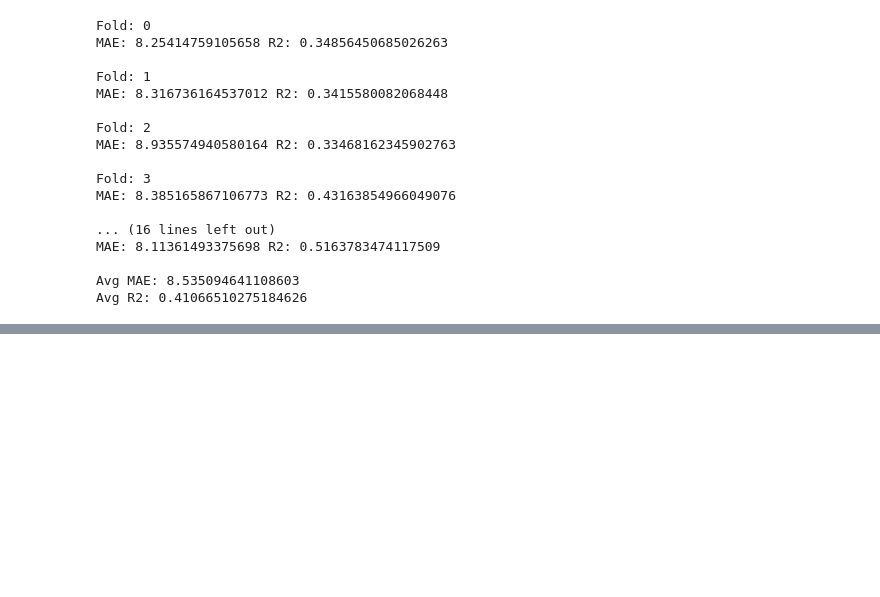
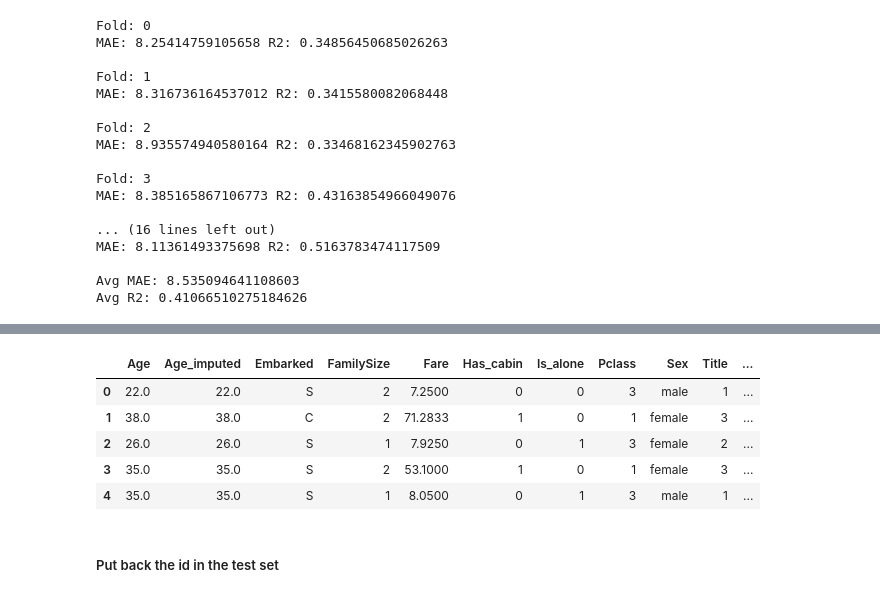
Before and after one commit to hernandezurbina/KaggleAdventures, a Jupyter notebook: Titanic_2ModelsSameDataset.ipynb, the cells around one changed output, grey strips where cells are left out. Drawn from its saved outputs; the diff is of its cells as text; code cells hidden in the pictures; blank space fills up the shorter version.

```diff
--- a/Titanic_2ModelsSameDataset.ipynb
+++ b/Titanic_2ModelsSameDataset.ipynb
@@ -194,0 +262,12 @@ Avg R2: 0.41066510275184626
+# %%
+trainsetAgeNotNull = pd.DataFrame({'Pclass': trainsetAgeNotNull['Pclass'],
+                                  'Sex': trainsetAgeNotNull['Sex'],
+                                  'Age': trainsetAgeNotNull['Age'],
+                                  'Fare': trainsetAgeNotNull['Fare'],
+                                  'Embarked': trainsetAgeNotNull['Embarked'],
+                                  'Has_cabin': trainsetAgeNotNull['Has_cabin'],
+                                  'FamilySize': trainsetAgeNotNull['FamilySize'],
+                                  'Is_alone': trainsetAgeNotNull['Is_alone'],
+                                  'Title': trainsetAgeNotNull['Title'],
+                                  'Age_imputed': trainsetAgeNotNull['Age']
+                                 })
@@ -194,0 +283,18 @@ Avg R2: 0.41066510275184626
+# %%
+fullTrainset = trainsetAgeNotNull.append(trainsetAgeImputed)
+# %%
+fullTrainset.sort_index(inplace=True)
+trainset.sort_index(inplace=True)
+# %%
+fullTrainset['Survived'] = trainset['Survived']
+# %%
+fullTrainset.head()
+# %% [output]
+|  | Age | Age_imputed | Embarked | FamilySize | Fare | Has_cabin | Is_alone | Pclass | Sex | Title | ... |
+| 0 | 22.0 | 22.0 | S | 2 | 7.2500 | 0 | 0 | 3 | male | 1 | ... |
+| 1 | 38.0 | 38.0 | C | 2 | 71.2833 | 1 | 0 | 1 | female | 3 | ... |
+| 2 | 26.0 | 26.0 | S | 1 | 7.9250 | 0 | 1 | 3 | female | 2 | ... |
+| 3 | 35.0 | 35.0 | S | 2 | 53.1000 | 1 | 0 | 1 | female | 3 | ... |
+| 4 | 35.0 | 35.0 | S | 1 | 8.0500 | 0 | 1 | 3 | male | 1 | ... |
+# %% [markdown]
+##### Put back the id in the test set
```
Also changed, not shown: parts of 41 cells of this notebook.
